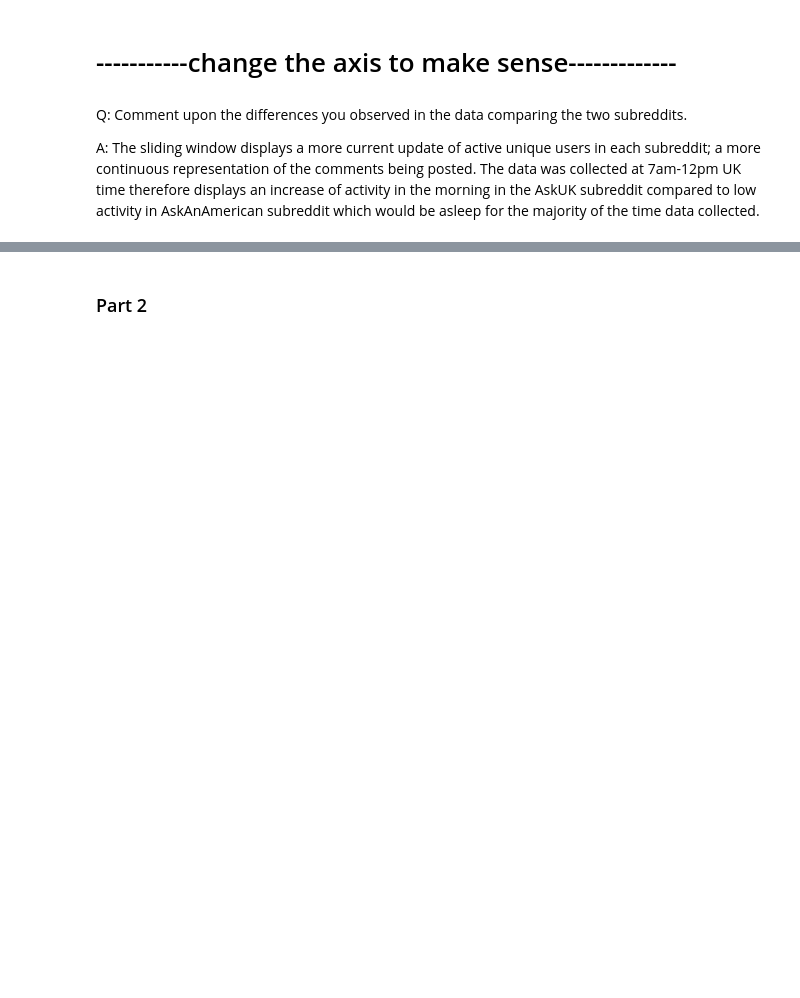
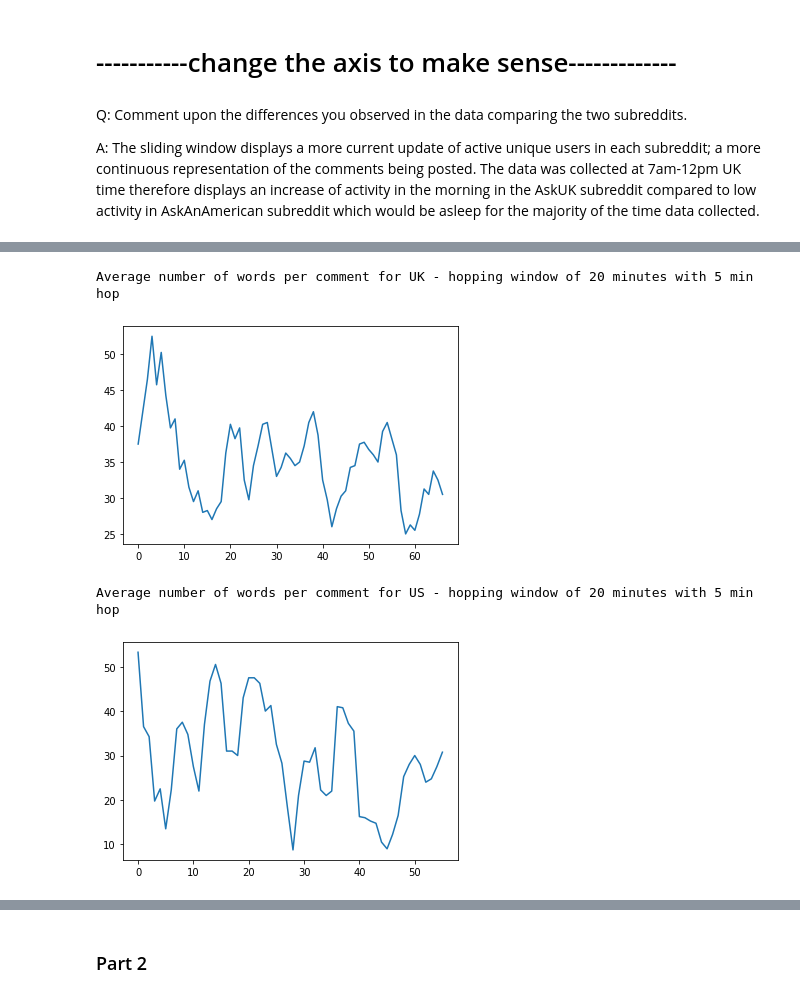
Before and after one commit to SebastianDixon/pyspark-reddit-analysis, a Jupyter notebook: reddit_analytics.ipynb, the cells around one changed output, grey strips where cells are left out. Drawn from its saved outputs; the diff is of its cells as text; code cells hidden in the pictures; blank space fills up the shorter version.

```diff
--- a/reddit_analytics.ipynb
+++ b/reddit_analytics.ipynb
@@ -121,0 +137,18 @@ A: The sliding window displays a more current update of active unique users in e
+# %%
+def get_avg_word_five(df, x):
+    all_mean = []
+
+    for i in x:
+        eachbody = df.loc[df['5min_category'] == i]
+        mean = sum(eachbody['numWord']) / len(eachbody['numWord'])
+        all_mean.append(int(mean))
+
+    return all_mean
+# %%
+def get_avg_word_twenty(five):
+    res = []
+    for i in range(len(five)):
+        if i+4 == len(five):
+            break
+        res.append(sum(five[i:i+4])/4)
+    return res
@@ -121,0 +169,8 @@ A: The sliding window displays a more current update of active unique users in e
+# %%
+# sliding window
+
+UK2five = get_avg_word_five(dfUK, mintimesUK)
+US2five = get_avg_word_five(dfUS, mintimesUS)
+
+UK2twentys = get_avg_word_twenty(UK2five)
+US2twentys = get_avg_word_twenty(US2five)
@@ -121,0 +190,13 @@ A: The sliding window displays a more current update of active unique users in e
+# %%
+print("Average number of words per comment for UK - hopping window of 20 minutes with 5 min hop")
+plt.plot(UK2twentys)
+plt.show()
+print("Average number of words per comment for US - hopping window of 20 minutes with 5 min hop")
+
+plt.plot(US2twentys)
+plt.show()
+# %% [output]
+Average number of words per comment for UK - hopping window of 20 minutes with 5 min hop
+[figure, added]
+Average number of words per comment for US - hopping window of 20 minutes with 5 min hop
+[figure, added]
```
Also changed, not shown: parts of 13 cells of this notebook, 1 other file.
